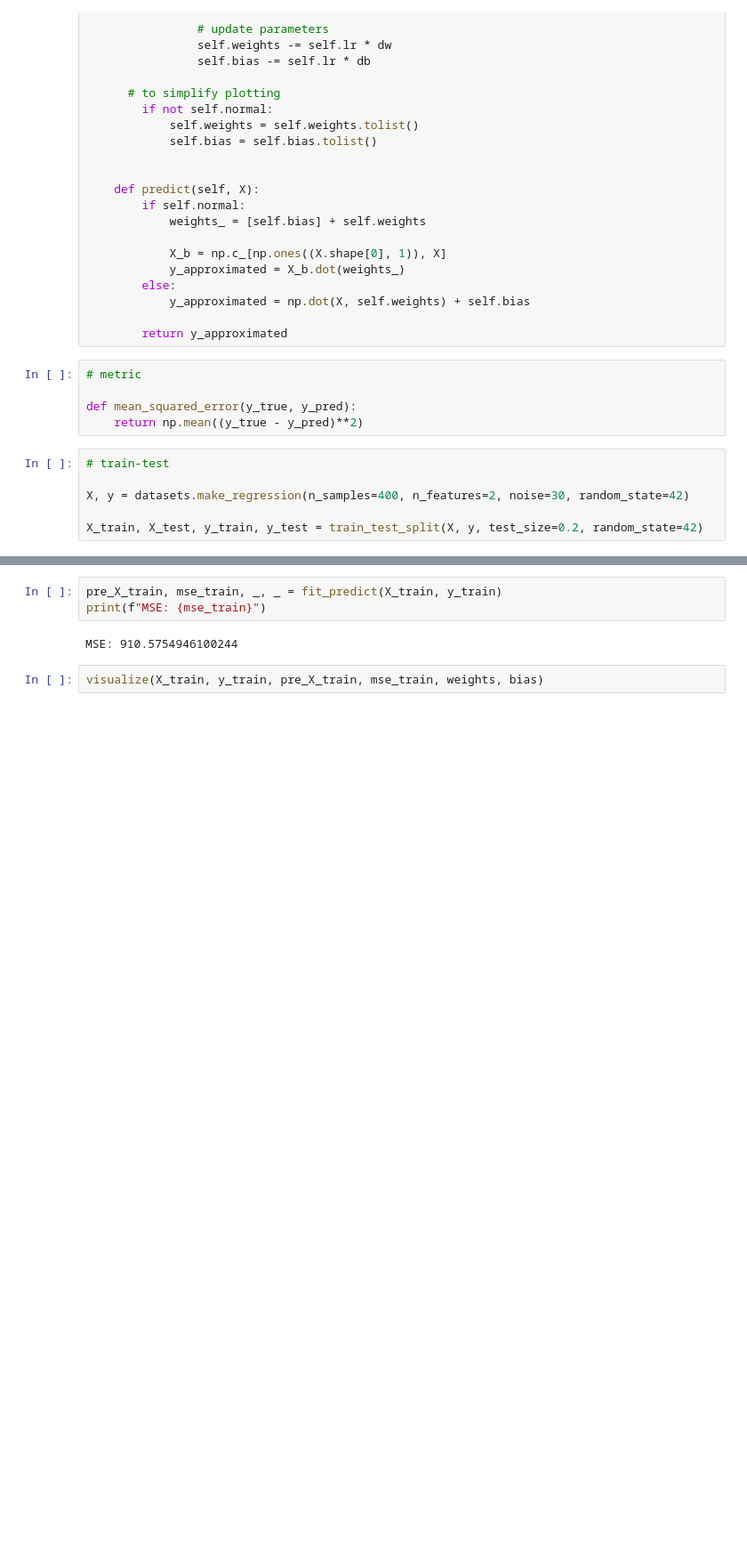
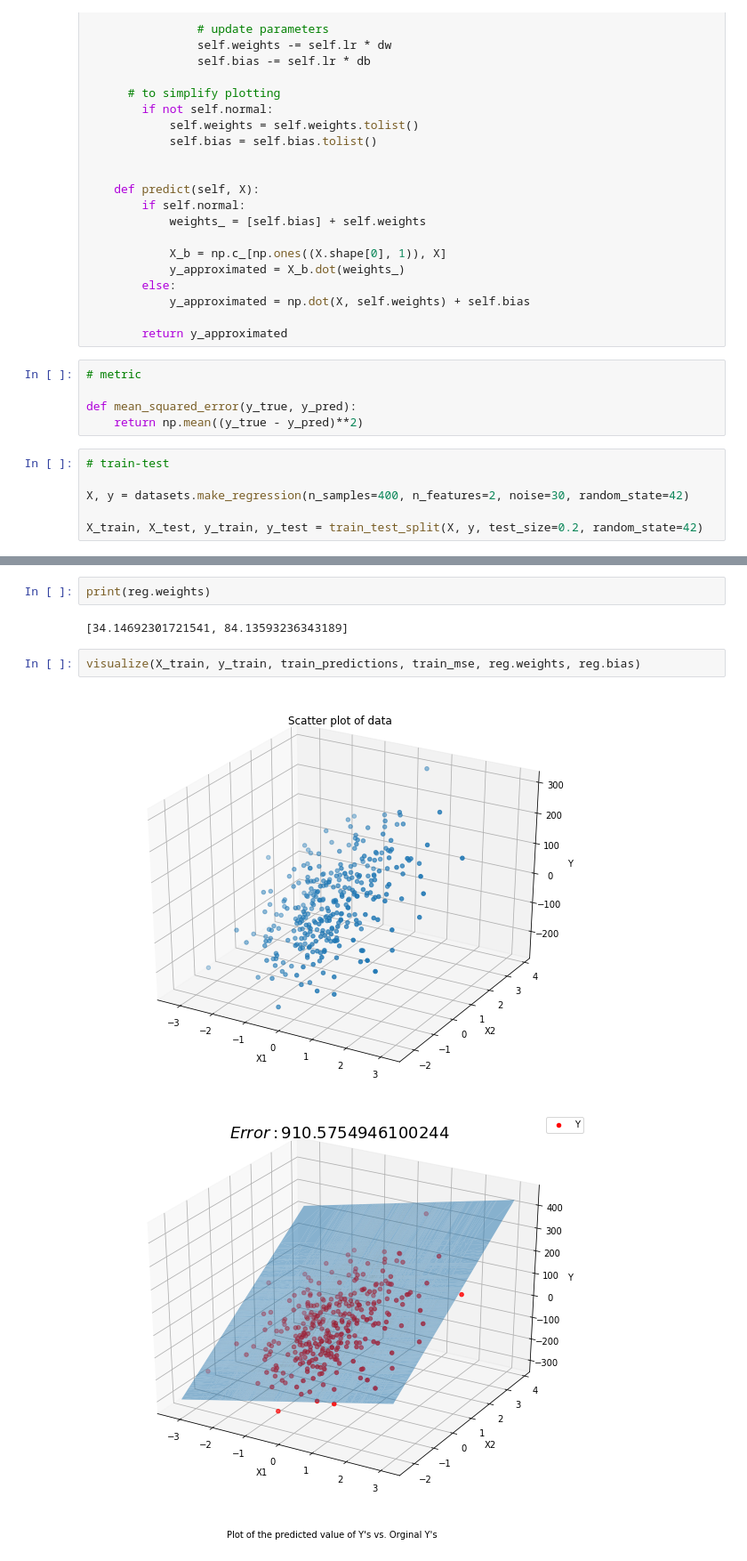
Before and after one commit to veb-101/Machine-Learning-Algorithms, a Jupyter notebook: Linear Regression/linear_regression.ipynb, the cells around one changed output, grey strips where cells are left out. Shown at 89% size. Cells and saved outputs as stored; diff of their text form; blank space fills up the shorter version.

```diff
--- a/Linear Regression/linear_regression.ipynb
+++ b/Linear Regression/linear_regression.ipynb
@@ -154,7 +143,9 @@ visualize(X_test, y_test, pre_X_test, mse_test, weights, bias)
-# %%
-pre_X_train, mse_train, _, _ = fit_predict(X_train, y_train)
-print(f"MSE: {mse_train}")
-# %% [output]
-MSE: 910.5754946100244
+# %%
+print(reg.weights)
+# %% [output]
+[34.14692301721541, 84.13593236343189]
 # %%
-visualize(X_train, y_train, pre_X_train, mse_train, weights, bias)
+visualize(X_train, y_train, train_predictions, train_mse, reg.weights, reg.bias)
+# %% [output]
+[figure, added]
+[figure, added]
```
Also changed, not shown: parts of 6 cells of this notebook.
